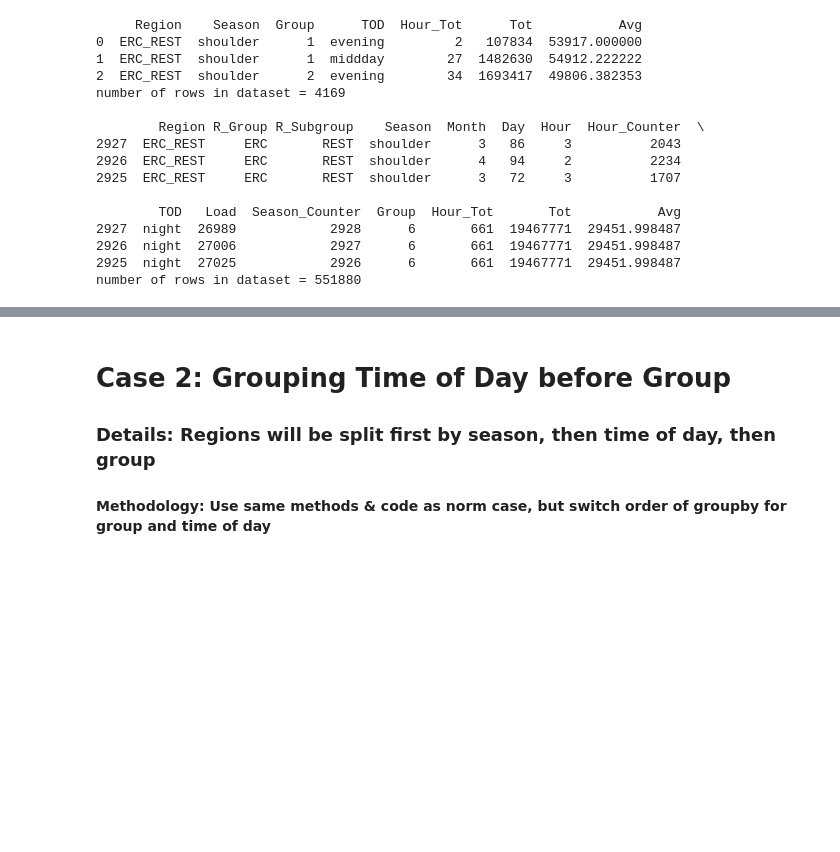
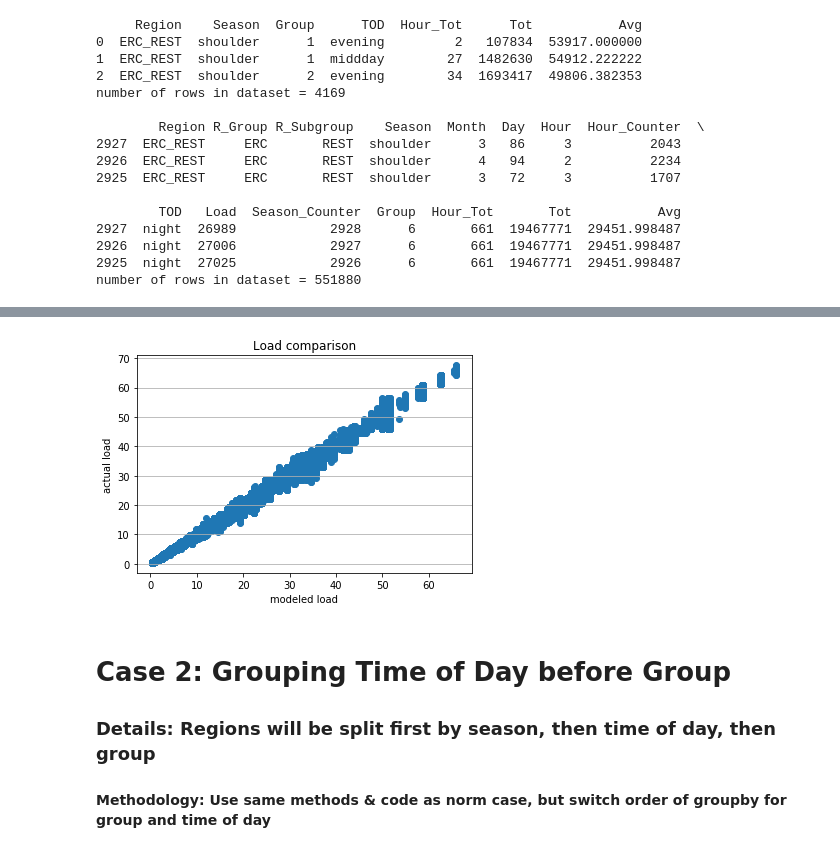
Before and after one commit to goforth-teagan/temporal-resolution, a Jupyter notebook: Part_1_Data_Sort_IPM_Approach_General.ipynb, the cells around one changed output, grey strips where cells are left out. Cells and saved outputs as stored; diff of their text form; code cells hidden in the pictures; blank space fills up the shorter version.

```diff
--- a/Part_1_Data_Sort_IPM_Approach_General.ipynb
+++ b/Part_1_Data_Sort_IPM_Approach_General.ipynb
@@ -238,16 +237,18 @@ KeyError: 'Load_Avg'
 # %%
 fig, axis = plt.subplots()
 
 axis.yaxis.grid(True)
 axis.set_title(x_name2+' comparison')
 axis.set_xlabel('modeled load')
 axis.set_ylabel('actual load')
 
-X = x4[x_name2+'_Avg']/1000
+X = x4['Avg']/1000
 Y = x4[x_column]/1000
 
 axis.scatter(X, Y)
 plt.show()
+# %% [output]
+[figure, added]
 # %% [markdown]
 # Case 2: Grouping Time of Day before Group
 ### Details: Regions will be split first by season, then time of day, then group
```
Also changed, not shown: parts of 9 cells of this notebook, 4 other files.
